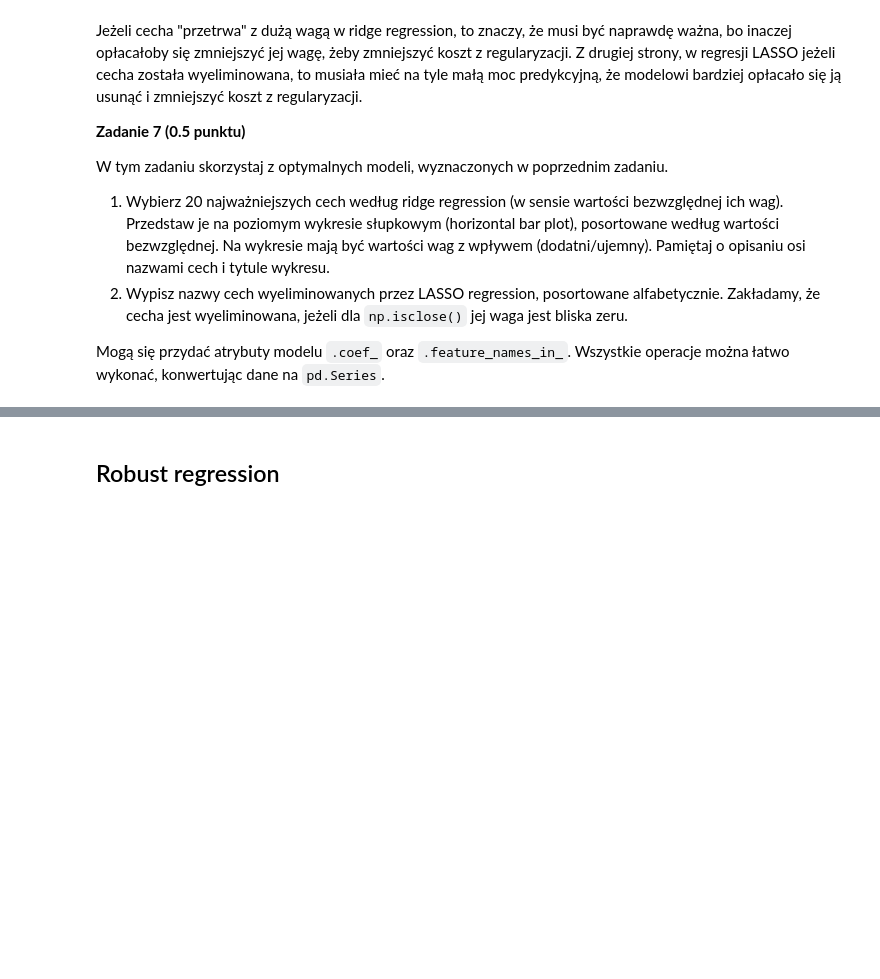
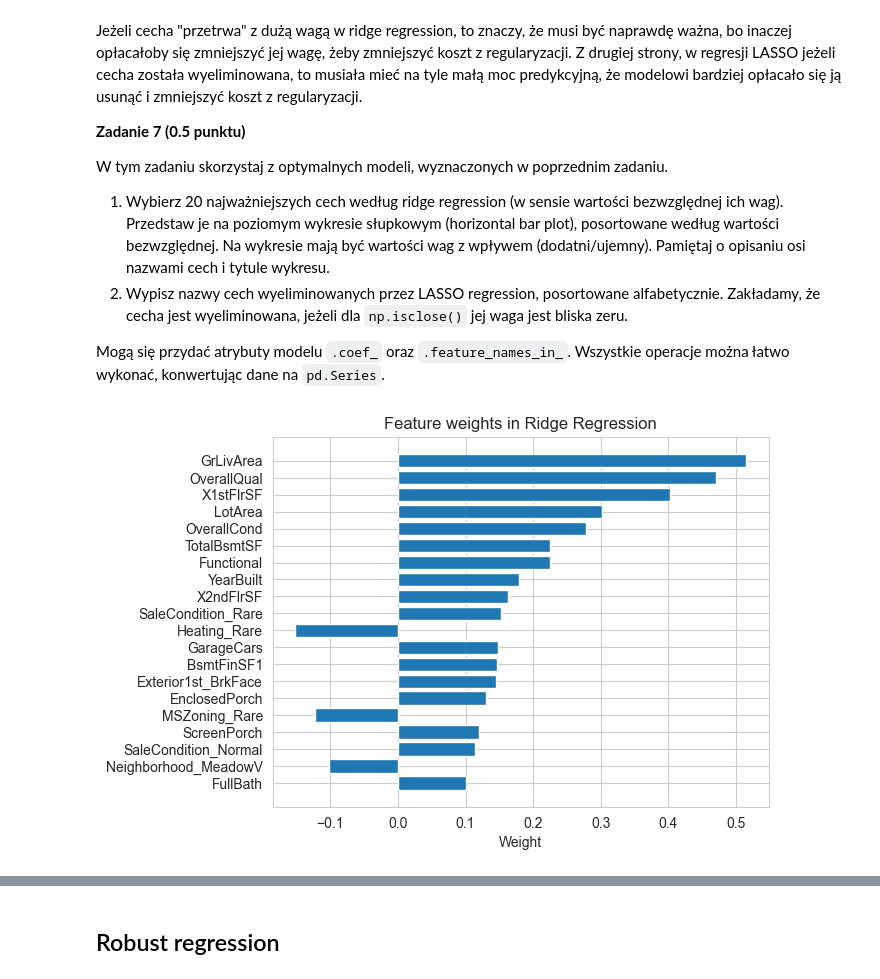
Before and after one commit to Spontaniczny/basics-of-machine-learning, a Jupyter notebook: lab1/notebook.ipynb, the cells around one changed output, grey strips where cells are left out. Cells and saved outputs as stored; diff of their text form; code cells hidden in the pictures; blank space fills up the shorter version.

```diff
--- a/lab1/notebook.ipynb
+++ b/lab1/notebook.ipynb
@@ -461,3 +552,11 @@ Wytrenuj modele z regularyzacją L2 (ridge) oraz L1 (LASSO). Dobierz siłę regu
 Wypisz optymalne hiperparametry dla obu modeli, oraz ich metryki jakości.
 
 Przydadzą się `np.linspace()`, `RidgeCV` oraz `LassoCV`.
+# %%
+from sklearn.linear_model import RidgeCV, LassoCV
+
+reg_ridge = RidgeCV(alphas=np.linspace(start=0.1, stop=100, num=1000), scoring="neg_mean_absolute_error").fit(X_train, y_train)
+reg_lasso = LassoCV(n_alphas=1000, cv=5, random_state=0).fit(X_train, y_train)
+
+reg_ridge.fit(X_train, y_train)
+reg_lasso.fit(X_train, y_train)
@@ -463,0 +567,6 @@ Przydadzą się `np.linspace()`, `RidgeCV` oraz `LassoCV`.
+# %%
+%%time
+ridge_range = np.linspace(reg_ridge.alpha_ - 0.2, reg_ridge.alpha_ + 0.2, 1000)
+reg_ridge = RidgeCV(alphas=ridge_range, scoring="neg_mean_absolute_error")
+reg_ridge.fit(X_train, y_train)
+print(f"Optimal hyperparameters: Ridge alpha = {reg_ridge.alpha_}")
@@ -463,0 +577,6 @@ Przydadzą się `np.linspace()`, `RidgeCV` oraz `LassoCV`.
+# %%
+%%time
+ridge_range = np.linspace(reg_ridge.alpha_ - 0.2, reg_ridge.alpha_ + 0.2, 20000)
+reg_ridge = RidgeCV(alphas=ridge_range, scoring="neg_mean_absolute_error")
+reg_ridge.fit(X_train, y_train)
+print(f"Optimal hyperparameters: Ridge alpha = {reg_ridge.alpha_}")
@@ -474,3 +620,18 @@ W tym zadaniu skorzystaj z optymalnych modeli, wyznaczonych w poprzednim zadaniu
 2. Wypisz nazwy cech wyeliminowanych przez LASSO regression, posortowane alfabetycznie. Zakładamy, że cecha jest wyeliminowana, jeżeli dla `np.isclose()` jej waga jest bliska zeru.
 
 Mogą się przydać atrybuty modelu `.coef_` oraz `.feature_names_in_`. Wszystkie operacje można łatwo wykonać, konwertując dane na `pd.Series`.
+# %%
+ridge_top_features = np.argsort(np.abs(reg_ridge.coef_))[::-1][:20]
+feature_names = reg_ridge.feature_names_in_[ridge_top_features]
+feature_weight = reg_ridge.coef_[ridge_top_features]
+
+fig, ax = plt.subplots()
+y_pos = np.arange(20)
+ax.barh(y_pos, feature_weight, align='center')
+ax.set_yticks(y_pos, labels=feature_names)
+ax.invert_yaxis()
+ax.set_xlabel('Weight')
+ax.set_title("Feature weights in Ridge Regression")
+plt.show()
+# %% [output]
+[figure, added]
```
Also changed, not shown: parts of 43 cells of this notebook.
